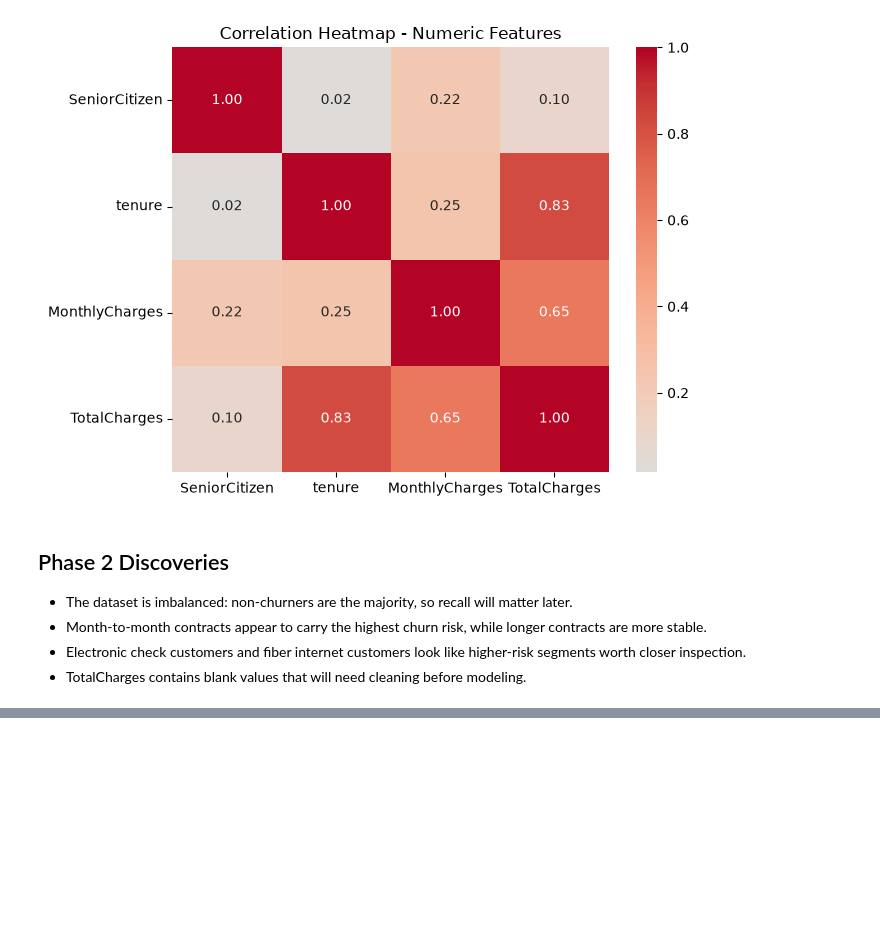
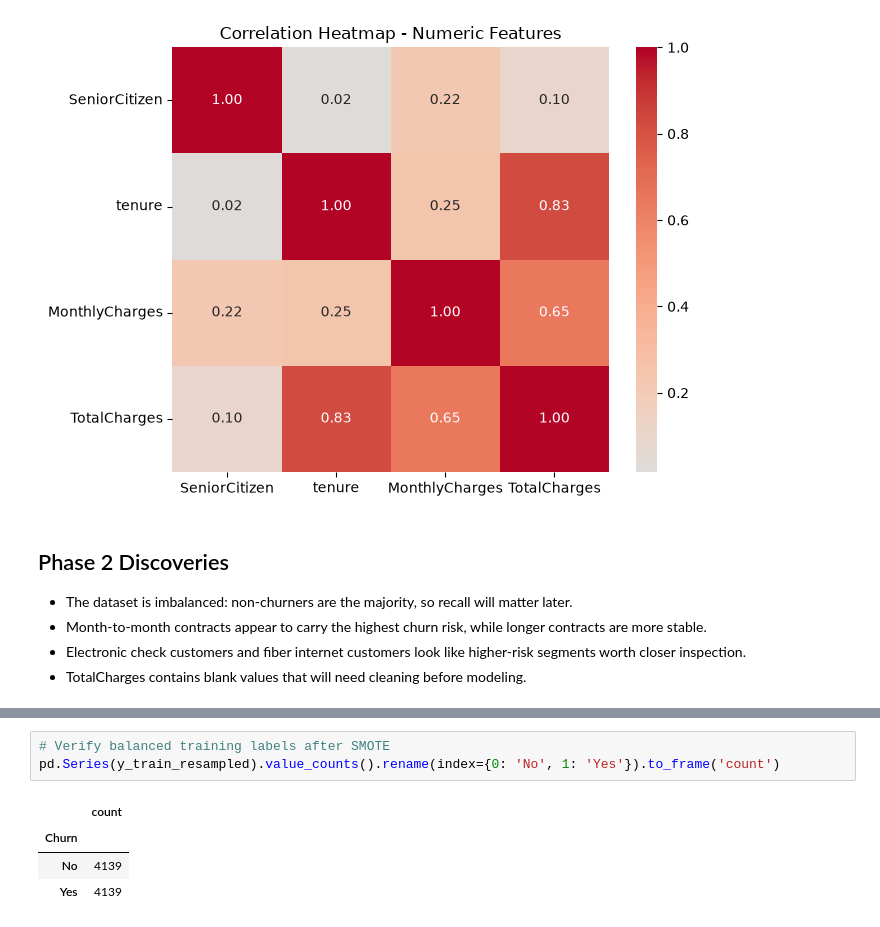
Before and after one commit to Trishanshv/ChurnPredictor, a Jupyter notebook: notebooks/churn_analysis.ipynb, the cells around one changed output, grey strips where cells are left out. Cells and saved outputs as stored; diff of their text form; blank space fills up the shorter version.

```diff
--- a/notebooks/churn_analysis.ipynb
+++ b/notebooks/churn_analysis.ipynb
@@ -150,0 +206,8 @@ plt.tight_layout()
+# %%
+# Verify balanced training labels after SMOTE
+pd.Series(y_train_resampled).value_counts().rename(index={0: 'No', 1: 'Yes'}).to_frame('count')
+# %% [output]
+|  | count |
+| Churn |  |
+| No | 4139 |
+| Yes | 4139 |
```
Also changed, not shown: parts of 3 cells of this notebook, 1 other file.
